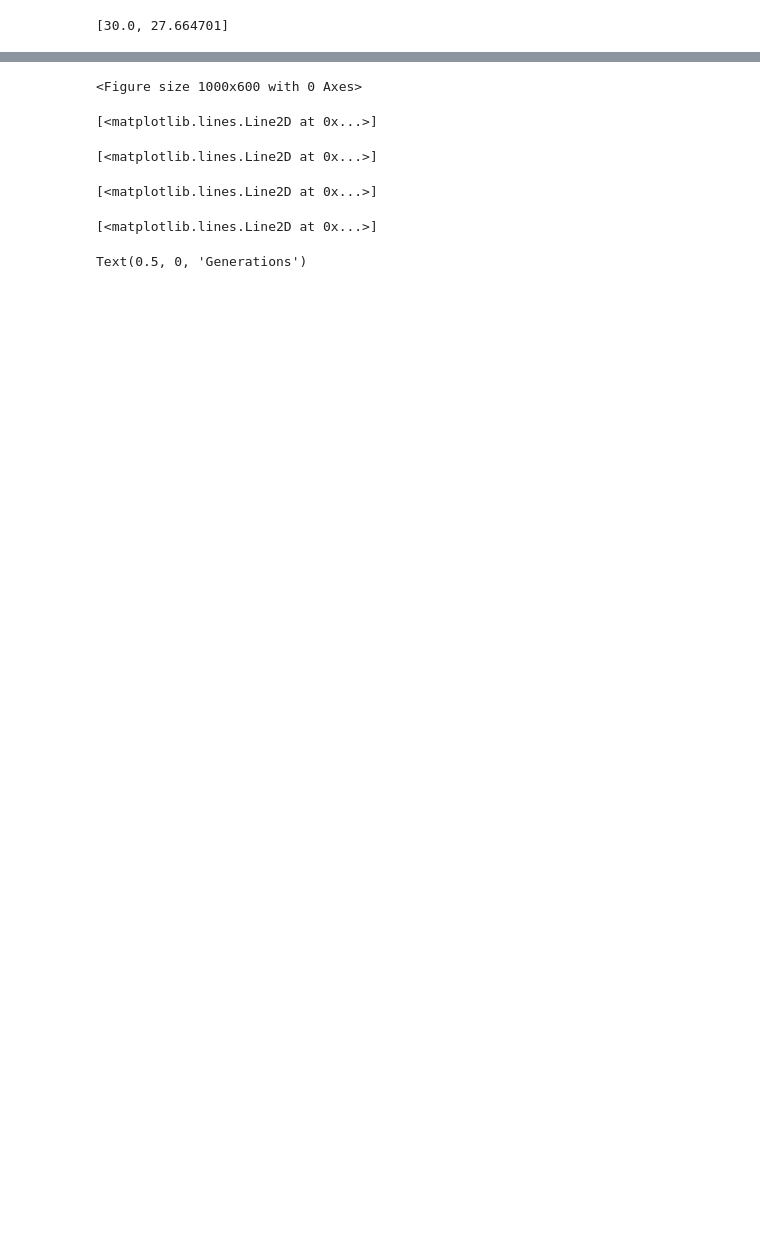
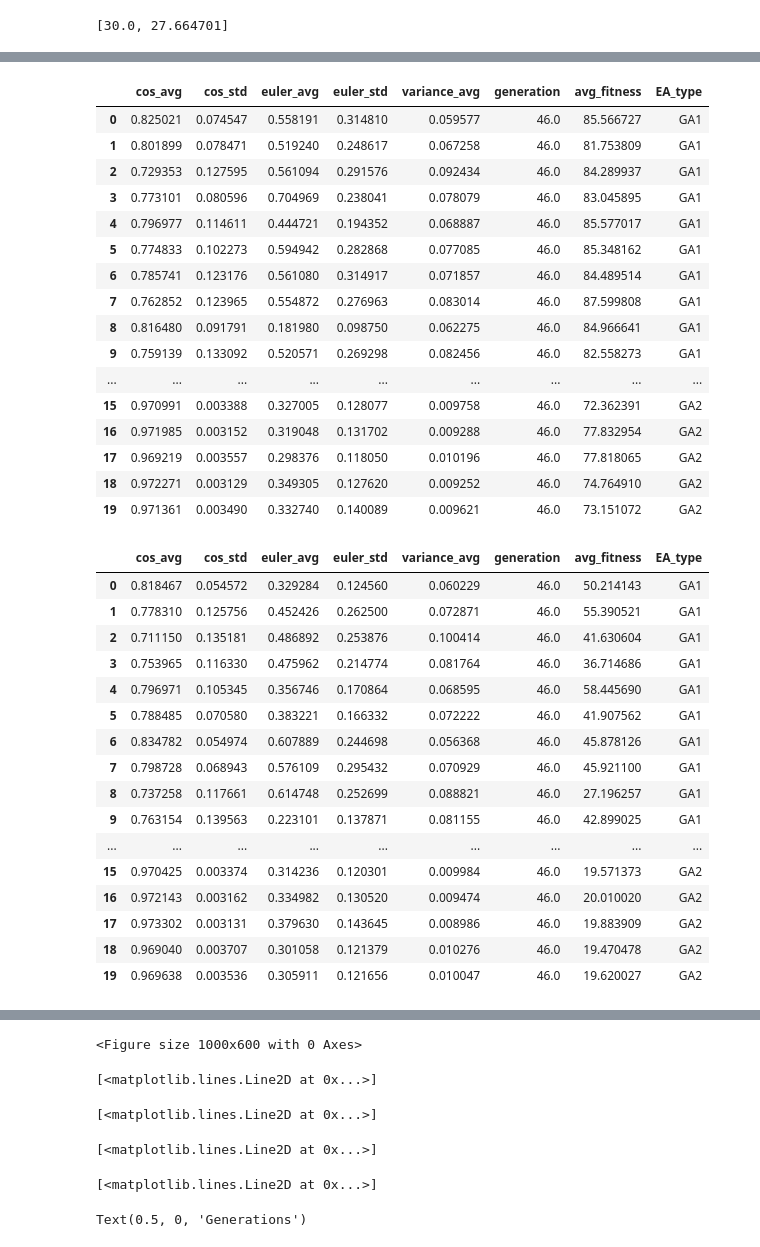
Before and after one commit to SuperAileen/evoman_framework_group24, a Jupyter notebook: similarity.ipynb, the cells around one changed output, grey strips where cells are left out. Saved outputs shown, nothing was run; the diff lists cells and outputs as text; code cells hidden in the pictures; blank space fills up the shorter version.

```diff
--- a/similarity.ipynb
+++ b/similarity.ipynb
@@ -368,0 +468,10 @@ all_generations_data
+# %%
+parent_directory = 'experiments_train_generalist_1_3_4_6'
+
+all_generations_data_2, stats_data_2, EA_type_2 =algorithm_evaluation(parent_directory)
+
+all_generations_data_2
+
+stats_data_2
+
+EA_type_2
@@ -368,0 +536,56 @@ all_generations_data
+# %%
+
+
+df_1=pd.DataFrame(all_generations_data, columns=['cos_avg', 'cos_std', 'euler_avg', 'euler_std', 'variance_avg'])
+df_2=pd.DataFrame(stats_data, columns=['generation', 'avg_fitness'])
+df_3=pd.DataFrame(EA_type, columns=['EA_type'])
+df_merge=pd.concat([df_1, df_2, df_3], axis=1)
+
+
+df_4=pd.DataFrame(all_generations_data_2, columns=['cos_avg', 'cos_std', 'euler_avg', 'euler_std', 'variance_avg'])
+df_5=pd.DataFrame(stats_data_2, columns=['generation', 'avg_fitness'])
+df_6=pd.DataFrame(EA_type_2, columns=['EA_type'])
+df_merge_2=pd.concat([df_4, df_5, df_6], axis=1)
+
+df_merge.to_csv('df_merge_2578.csv')
+df_merge_2.to_csv('df_merge_1346.csv')
+
+
+
+df_merge
+df_merge_2
+# %% [output]
+|  | cos_avg | cos_std | euler_avg | euler_std | variance_avg | generation | avg_fitness | EA_type |
+| 0 | 0.825021 | 0.074547 | 0.558191 | 0.314810 | 0.059577 | 46.0 | 85.566727 | GA1 |
+| 1 | 0.801899 | 0.078471 | 0.519240 | 0.248617 | 0.067258 | 46.0 | 81.753809 | GA1 |
+| 2 | 0.729353 | 0.127595 | 0.561094 | 0.291576 | 0.092434 | 46.0 | 84.289937 | GA1 |
+| 3 | 0.773101 | 0.080596 | 0.704969 | 0.238041 | 0.078079 | 46.0 | 83.045895 | GA1 |
+| 4 | 0.796977 | 0.114611 | 0.444721 | 0.194352 | 0.068887 | 46.0 | 85.577017 | GA1 |
+| 5 | 0.774833 | 0.102273 | 0.594942 | 0.282868 | 0.077085 | 46.0 | 85.348162 | GA1 |
+| 6 | 0.785741 | 0.123176 | 0.561080 | 0.314917 | 0.071857 | 46.0 | 84.489514 | GA1 |
+| 7 | 0.762852 | 0.123965 | 0.554872 | 0.276963 | 0.083014 | 46.0 | 87.599808 | GA1 |
+| 8 | 0.816480 | 0.091791 | 0.181980 | 0.098750 | 0.062275 | 46.0 | 84.966641 | GA1 |
+| 9 | 0.759139 | 0.133092 | 0.520571 | 0.269298 | 0.082456 | 46.0 | 82.558273 | GA1 |
+| ... | ... | ... | ... | ... | ... | ... | ... | ... |
+| 15 | 0.970991 | 0.003388 | 0.327005 | 0.128077 | 0.009758 | 46.0 | 72.362391 | GA2 |
+| 16 | 0.971985 | 0.003152 | 0.319048 | 0.131702 | 0.009288 | 46.0 | 77.832954 | GA2 |
+| 17 | 0.969219 | 0.003557 | 0.298376 | 0.118050 | 0.010196 | 46.0 | 77.818065 | GA2 |
+| 18 | 0.972271 | 0.003129 | 0.349305 | 0.127620 | 0.009252 | 46.0 | 74.764910 | GA2 |
+| 19 | 0.971361 | 0.003490 | 0.332740 | 0.140089 | 0.009621 | 46.0 | 73.151072 | GA2 |
+|  | cos_avg | cos_std | euler_avg | euler_std | variance_avg | generation | avg_fitness | EA_type |
+| 0 | 0.818467 | 0.054572 | 0.329284 | 0.124560 | 0.060229 | 46.0 | 50.214143 | GA1 |
+| 1 | 0.778310 | 0.125756 | 0.452426 | 0.262500 | 0.072871 | 46.0 | 55.390521 | GA1 |
+| 2 | 0.711150 | 0.135181 | 0.486892 | 0.253876 | 0.100414 | 46.0 | 41.630604 | GA1 |
+| 3 | 0.753965 | 0.116330 | 0.475962 | 0.214774 | 0.081764 | 46.0 | 36.714686 | GA1 |
+| 4 | 0.796971 | 0.105345 | 0.356746 | 0.170864 | 0.068595 | 46.0 | 58.445690 | GA1 |
+| 5 | 0.788485 | 0.070580 | 0.383221 | 0.166332 | 0.072222 | 46.0 | 41.907562 | GA1 |
+| 6 | 0.834782 | 0.054974 | 0.607889 | 0.244698 | 0.056368 | 46.0 | 45.878126 | GA1 |
+| 7 | 0.798728 | 0.068943 | 0.576109 | 0.295432 | 0.070929 | 46.0 | 45.921100 | GA1 |
+| 8 | 0.737258 | 0.117661 | 0.614748 | 0.252699 | 0.088821 | 46.0 | 27.196257 | GA1 |
+| 9 | 0.763154 | 0.139563 | 0.223101 | 0.137871 | 0.081155 | 46.0 | 42.899025 | GA1 |
+| ... | ... | ... | ... | ... | ... | ... | ... | ... |
+| 15 | 0.970425 | 0.003374 | 0.314236 | 0.120301 | 0.009984 | 46.0 | 19.571373 | GA2 |
+| 16 | 0.972143 | 0.003162 | 0.334982 | 0.130520 | 0.009474 | 46.0 | 20.010020 | GA2 |
+| 17 | 0.973302 | 0.003131 | 0.379630 | 0.143645 | 0.008986 | 46.0 | 19.883909 | GA2 |
+| 18 | 0.969040 | 0.003707 | 0.301058 | 0.121379 | 0.010276 | 46.0 | 19.470478 | GA2 |
+| 19 | 0.969638 | 0.003536 | 0.305911 | 0.121656 | 0.010047 | 46.0 | 19.620027 | GA2 |
```
Also changed, not shown: parts of 12 cells of this notebook, 2 other files.
